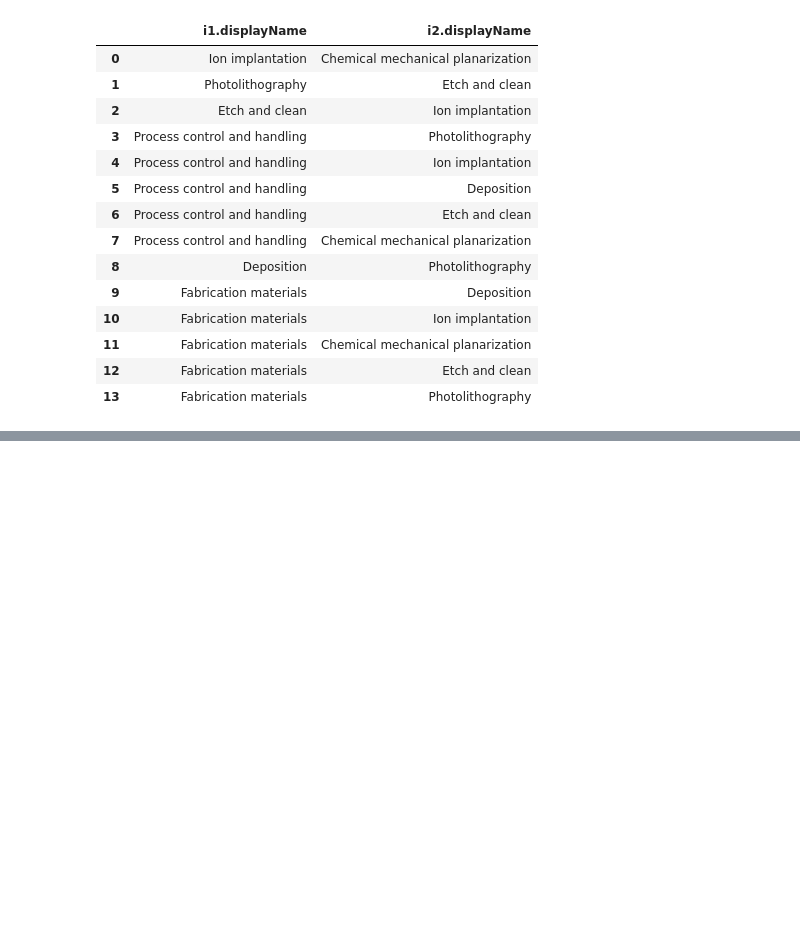
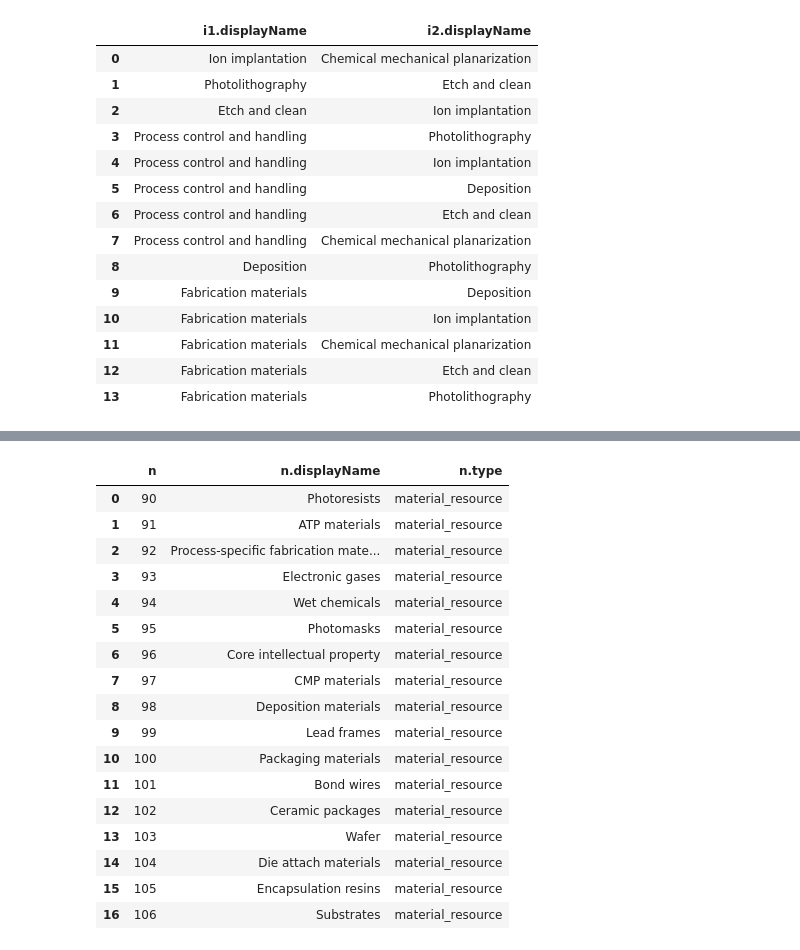
Before and after one commit to turing-db/turingdb-examples, a Jupyter notebook: examples/notebooks/public_version/supply_chain_eto-chip-explorer.ipynb, the cells around one changed output, grey strips where cells are left out. Cells and saved outputs as stored; diff of their text form; code cells hidden in the pictures; blank space fills up the shorter version.

```diff
--- a/examples/notebooks/public_version/supply_chain_eto-chip-explorer.ipynb
+++ b/examples/notebooks/public_version/supply_chain_eto-chip-explorer.ipynb
@@ -681,0 +678,25 @@ df_sequence[df_sequence["type_link"] == "goes_into"]
+# %%
+# Find all materials
+command = """
+MATCH (n:Material_Resource) RETURN n, n.displayName, n.type
+"""
+client.query(command)
+# %% [output]
+|  | n | n.displayName | n.type |
+| 0 | 90 | Photoresists | material_resource |
+| 1 | 91 | ATP materials | material_resource |
+| 2 | 92 | Process-specific fabrication mate... | material_resource |
+| 3 | 93 | Electronic gases | material_resource |
+| 4 | 94 | Wet chemicals | material_resource |
+| 5 | 95 | Photomasks | material_resource |
+| 6 | 96 | Core intellectual property | material_resource |
+| 7 | 97 | CMP materials | material_resource |
+| 8 | 98 | Deposition materials | material_resource |
+| 9 | 99 | Lead frames | material_resource |
+| 10 | 100 | Packaging materials | material_resource |
+| 11 | 101 | Bond wires | material_resource |
+| 12 | 102 | Ceramic packages | material_resource |
+| 13 | 103 | Wafer | material_resource |
+| 14 | 104 | Die attach materials | material_resource |
+| 15 | 105 | Encapsulation resins | material_resource |
+| 16 | 106 | Substrates | material_resource |
```
Also changed, not shown: parts of 40 cells of this notebook.
